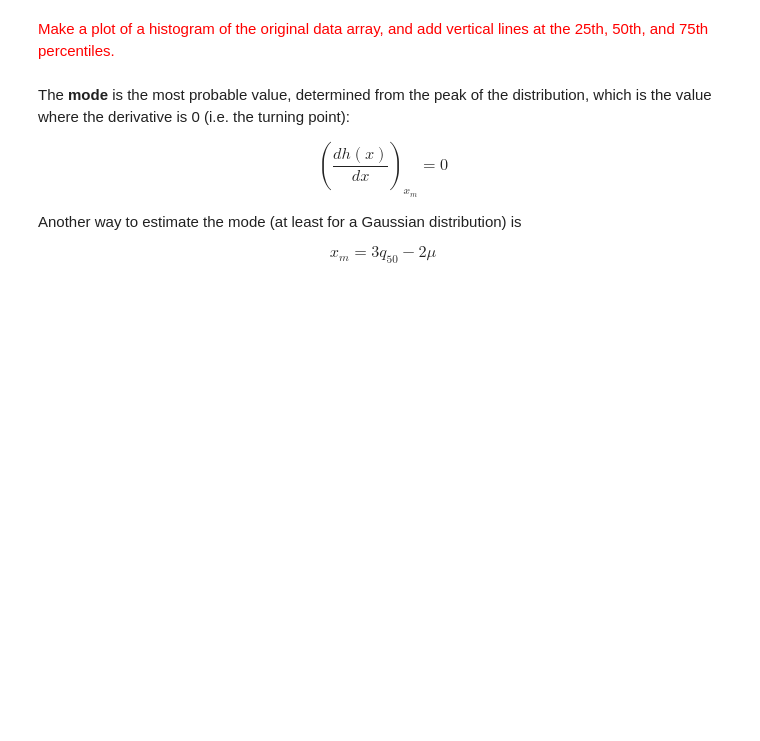
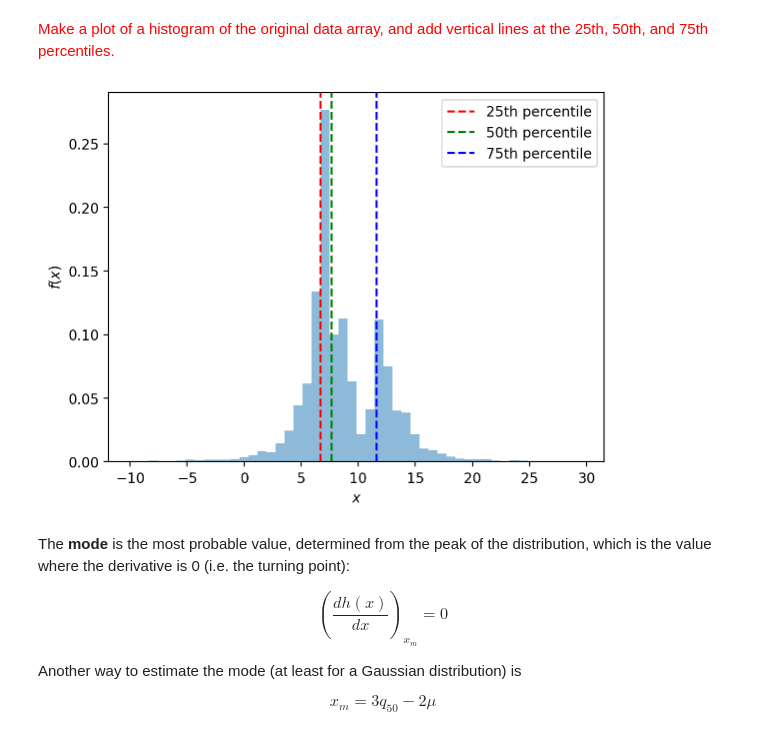
Before and after one commit to wrighj26/scicomp2_F25_wright, a Jupyter notebook: my_work/Lecture_3_descr_stats_pdfs.ipynb, the cells around one changed output. Cells and saved outputs as stored; diff of their text form; code cells hidden in the pictures; blank space fills up the shorter version.

```diff
--- a/my_work/Lecture_3_descr_stats_pdfs.ipynb
+++ b/my_work/Lecture_3_descr_stats_pdfs.ipynb
@@ -173,5 +188,15 @@ print(astroMLstats.sigmaG(data2), np.std(data2))
 # %% [markdown]
 <font color='red'>Make a plot of a histogram of the original data array, and add vertical lines at the 25th, 50th, and 75th percentiles.</font>
+# %%
+plt.hist(data, bins=50, density=True, alpha=0.5);
+plt.axvline(q25, color='red',ls="--", label='25th percentile')
+plt.axvline(q50, color='green',ls="--", label='50th percentile')
+plt.axvline(q75, color='blue',ls="--", label='75th percentile')
+plt.xlabel('$x$');
+plt.legend()
+plt.ylabel('$f(x)$');
+# %% [output]
+[figure, added]
 # %% [markdown]
 The **mode** is the most probable value, determined from the peak of the distribution, which is the value where the derivative is 0 (i.e. the turning point):
 
```
Also changed, not shown: parts of 26 cells of this notebook, 9 other files.
